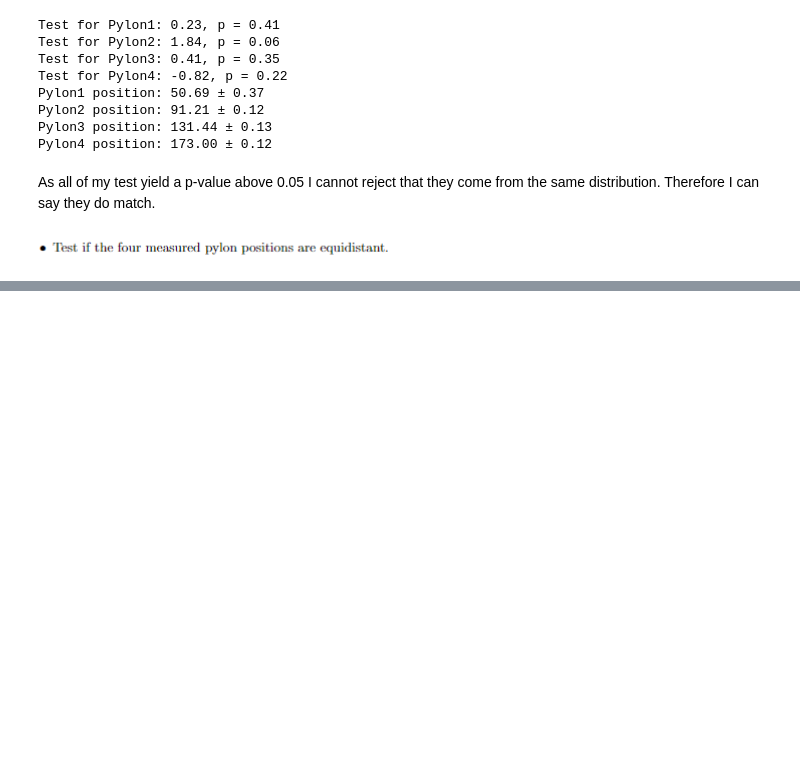
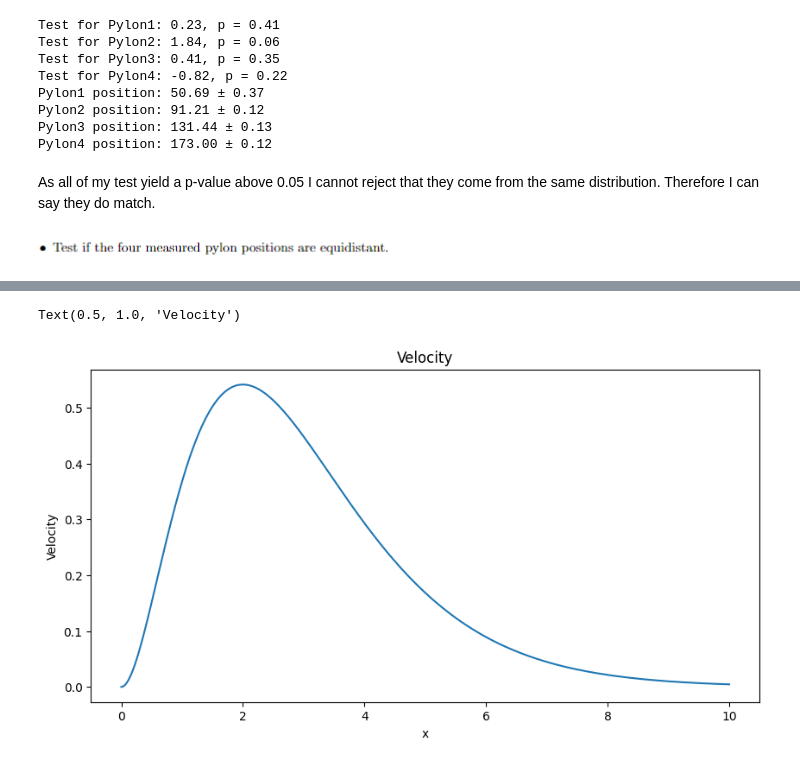
Before and after one commit to EliasBS/AppStat2024, a Jupyter notebook: DataAndCodeForExam/AppStatExam2024.ipynb, the cells around one changed output, grey strips where cells are left out. Cells and saved outputs as stored; diff of their text form; code cells hidden in the pictures; blank space fills up the shorter version.

```diff
--- a/DataAndCodeForExam/AppStatExam2024.ipynb
+++ b/DataAndCodeForExam/AppStatExam2024.ipynb
@@ -605,0 +864,15 @@ Distance between pylons: [40.51939184 40.23158347 41.56352332] ± [0.3890923  0.
+# %%
+def velocities(x):
+    return x**2*np.exp(-x)
+
+x = np.linspace(0, 10, 1000)
+y = velocities(x)
+
+plt.figure(figsize=(10, 5))
+plt.plot(x, y, label='Velocity')
+plt.xlabel('x')
+plt.ylabel('Velocity')
+plt.title('Velocity')
+# %% [output]
+Text(0.5, 1.0, 'Velocity')
+[figure, added]
```
Also changed, not shown: parts of 18 cells of this notebook.
